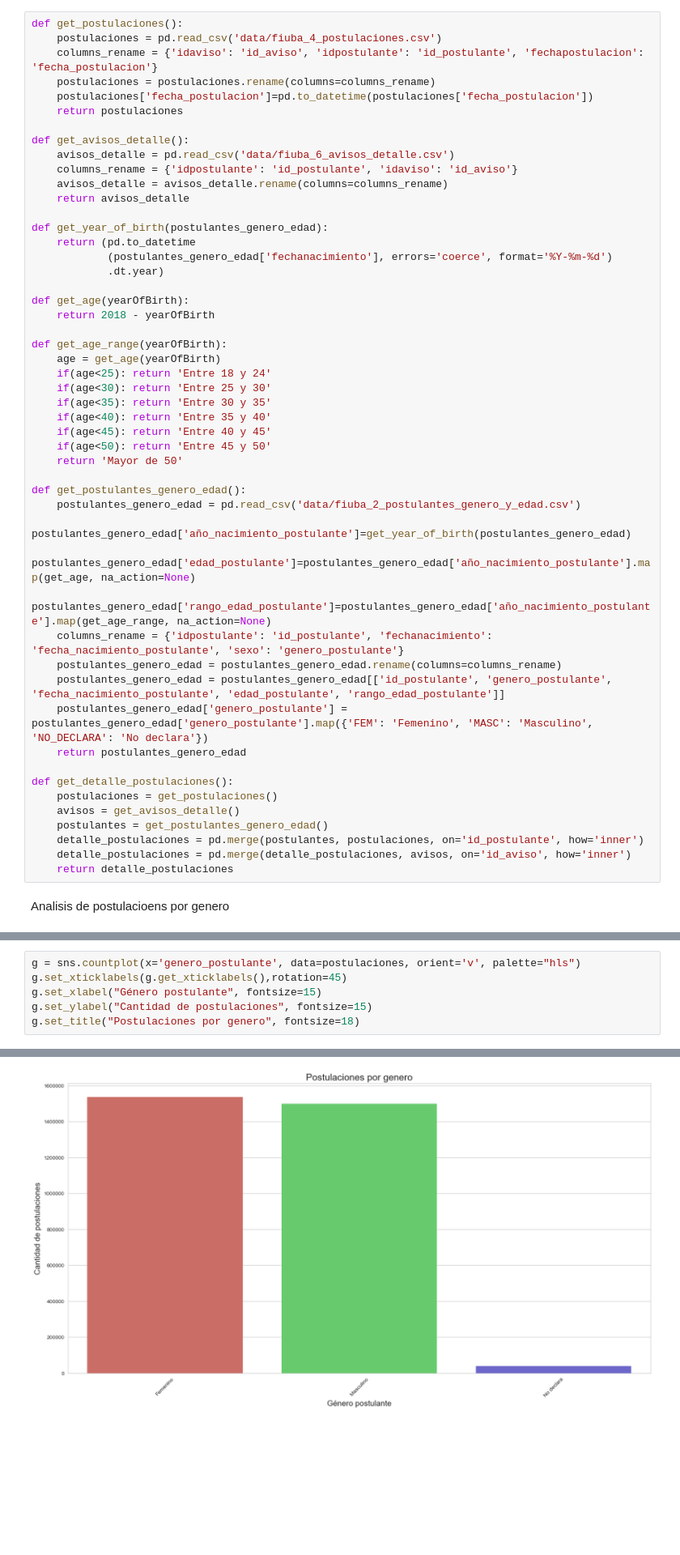
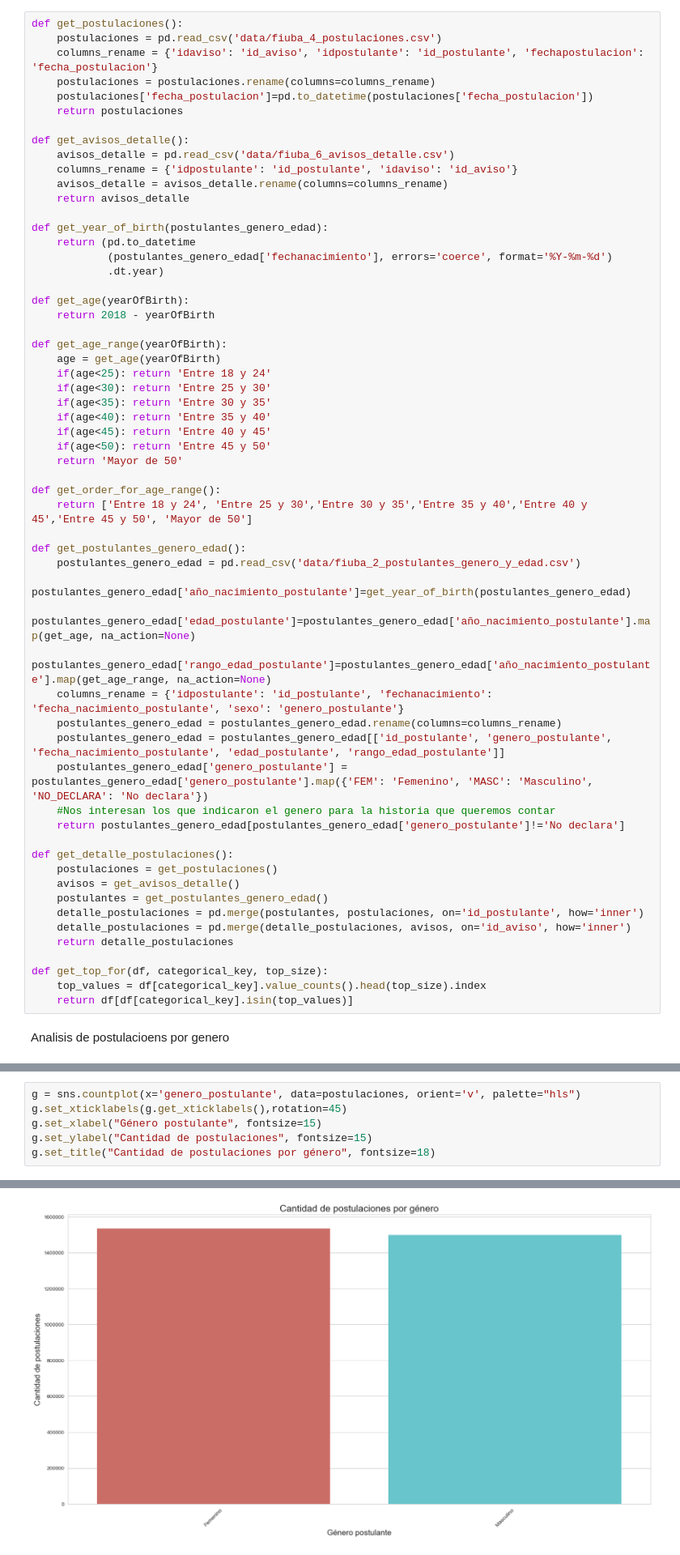
Before and after one commit to pachamama-labs/navent_visualization, a Jupyter notebook: src/Informe.ipynb, the cells around one changed output, grey strips where cells are left out. Shown at 81% size. Drawn from its saved outputs; the diff is of its cells as text; blank space fills up the shorter version.

Commit message:
Fixes para obtener los TOP X de los dataframes

```diff
--- a/src/Informe.ipynb
+++ b/src/Informe.ipynb
@@ -44,6 +44,9 @@ def get_age_range(yearOfBirth):
     if(age<50): return 'Entre 45 y 50'
     return 'Mayor de 50'
 
+def get_order_for_age_range():
+    return ['Entre 18 y 24', 'Entre 25 y 30','Entre 30 y 35','Entre 35 y 40','Entre 40 y 45','Entre 45 y 50', 'Mayor de 50']
+
 def get_postulantes_genero_edad():
     postulantes_genero_edad = pd.read_csv('data/fiuba_2_postulantes_genero_y_edad.csv')
     postulantes_genero_edad['año_nacimiento_postulante']=get_year_of_birth(postulantes_genero_edad)
@@ -53,7 +56,8 @@ def get_postulantes_genero_edad():
     postulantes_genero_edad = postulantes_genero_edad.rename(columns=columns_rename)
     postulantes_genero_edad = postulantes_genero_edad[['id_postulante', 'genero_postulante', 'fecha_nacimiento_postulante', 'edad_postulante', 'rango_edad_postulante']]
     postulantes_genero_edad['genero_postulante'] = postulantes_genero_edad['genero_postulante'].map({'FEM': 'Femenino', 'MASC': 'Masculino', 'NO_DECLARA': 'No declara'})
-    return postulantes_genero_edad
+    #Nos interesan los que indicaron el genero para la historia que queremos contar
+    return postulantes_genero_edad[postulantes_genero_edad['genero_postulante']!='No declara']
 
 def get_detalle_postulaciones():
     postulaciones = get_postulaciones()
@@ -62,5 +66,9 @@ def get_detalle_postulaciones():
     detalle_postulaciones = pd.merge(postulantes, postulaciones, on='id_postulante', how='inner')
     detalle_postulaciones = pd.merge(detalle_postulaciones, avisos, on='id_aviso', how='inner')
     return detalle_postulaciones
+
+def get_top_for(df, categorical_key, top_size):
+    top_values = df[categorical_key].value_counts().head(top_size).index
+    return df[df[categorical_key].isin(top_values)]
 # %% [markdown]
 Analisis de postulacioens por genero
@@ -81,9 +220,9 @@ Name: genero_postulante, dtype: int64
 # %%
 g = sns.countplot(x='genero_postulante', data=postulaciones, orient='v', palette="hls")
 g.set_xticklabels(g.get_xticklabels(),rotation=45)
 g.set_xlabel("Género postulante", fontsize=15)
 g.set_ylabel("Cantidad de postulaciones", fontsize=15)
-g.set_title("Postulaciones por genero", fontsize=18)
+g.set_title("Cantidad de postulaciones por género", fontsize=18)
 # %% [output]
 <matplotlib.text.Text at 0x...>
-[figure, old version]
+[figure, new version]
```
Also changed, not shown: parts of 27 cells of this notebook.
